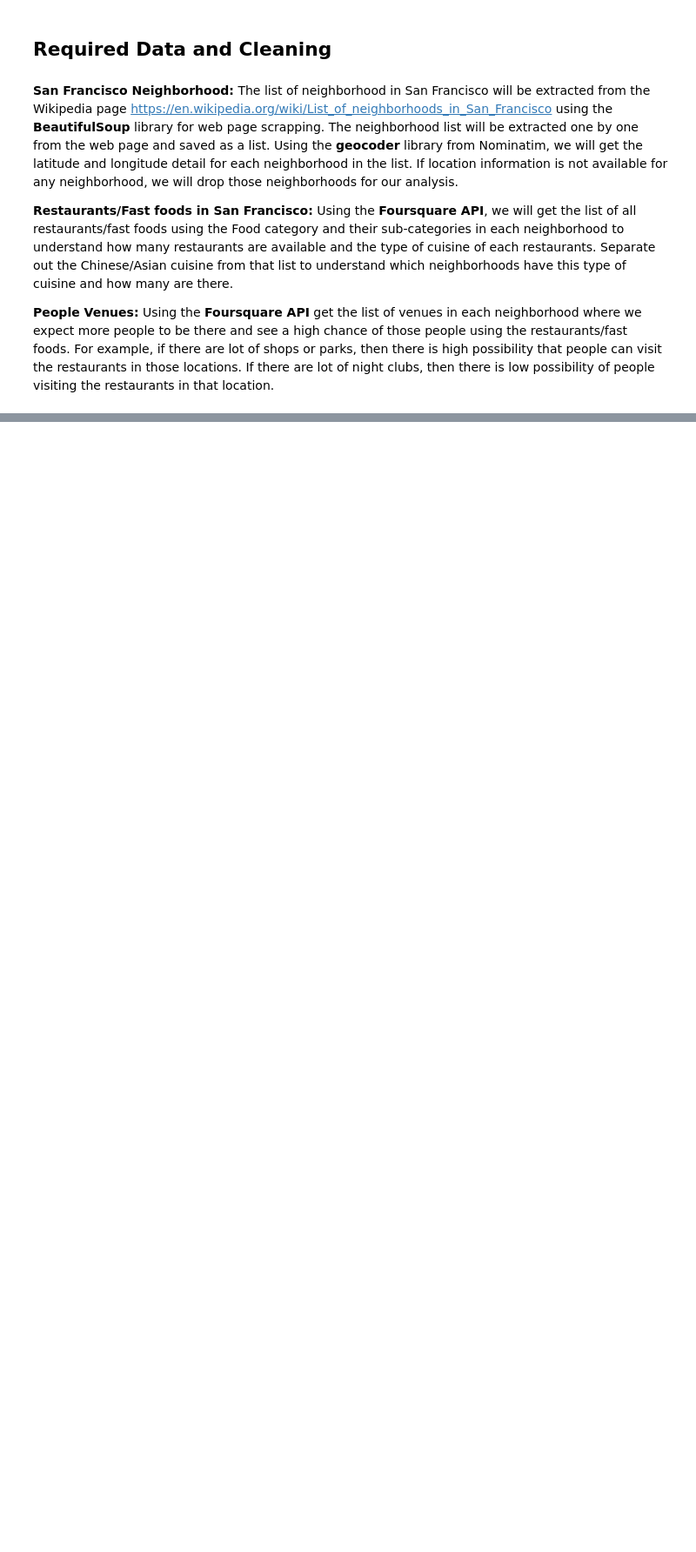
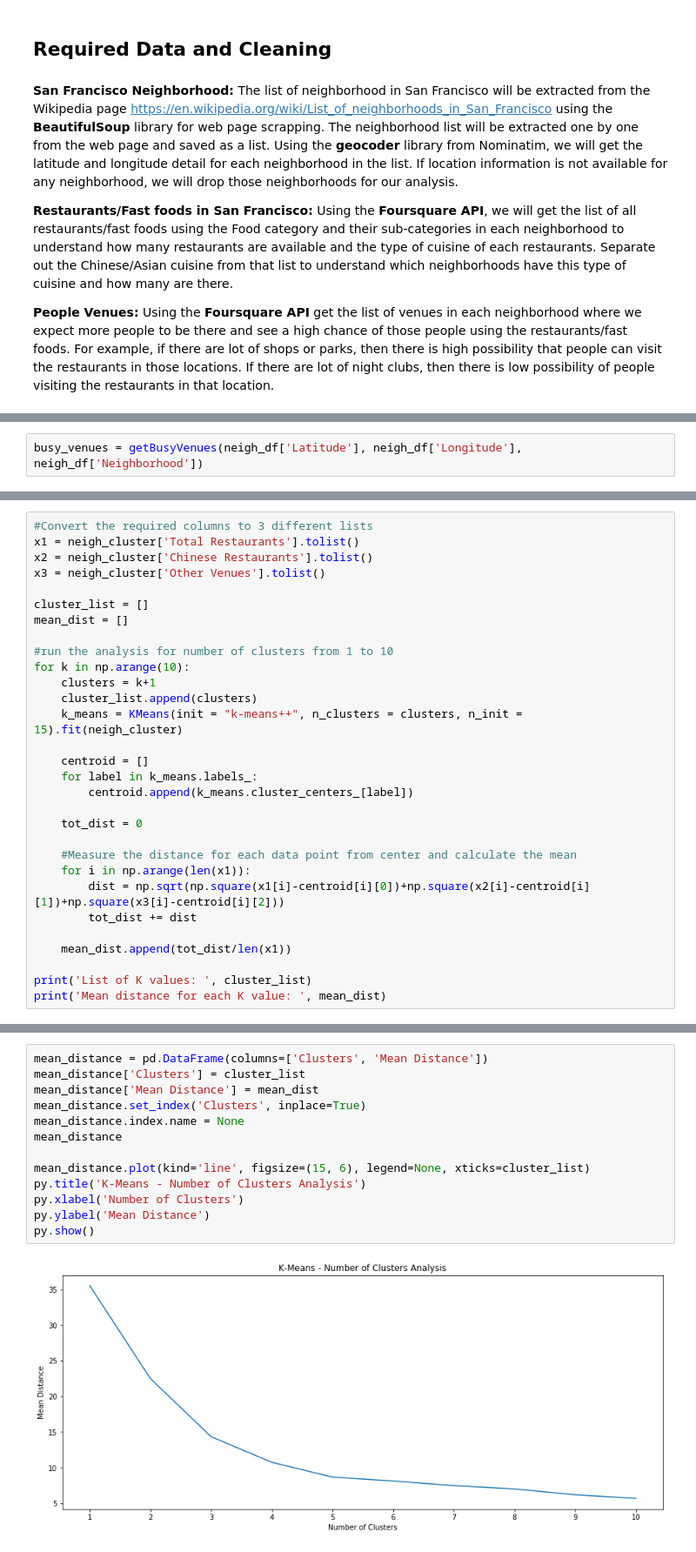
Before and after one commit to sbeygan/Coursera_Capstone, a Jupyter notebook: Capstone_Project_Restaurant_Analysis_SanFrancisco_Final_Report.ipynb, the cells around one changed output, grey strips where cells are left out. Shown at 87% size. Drawn from its saved outputs; the diff is of its cells as text; blank space fills up the shorter version.

```diff
--- a/Capstone_Project_Restaurant_Analysis_SanFrancisco_Final_Report.ipynb
+++ b/Capstone_Project_Restaurant_Analysis_SanFrancisco_Final_Report.ipynb
@@ -25,0 +457,2 @@ Using the **Foursquare API** get the list of venues in each neighborhood where w
+# %%
+busy_venues = getBusyVenues(neigh_df['Latitude'], neigh_df['Longitude'], neigh_df['Neighborhood'])
@@ -25,0 +514,30 @@ Using the **Foursquare API** get the list of venues in each neighborhood where w
+# %%
+#Convert the required columns to 3 different lists
+x1 = neigh_cluster['Total Restaurants'].tolist()
+x2 = neigh_cluster['Chinese Restaurants'].tolist()
+x3 = neigh_cluster['Other Venues'].tolist()
+
+cluster_list = []
+mean_dist = []
+
+#run the analysis for number of clusters from 1 to 10
+for k in np.arange(10):
+    clusters = k+1
+    cluster_list.append(clusters)
+    k_means = KMeans(init = "k-means++", n_clusters = clusters, n_init = 15).fit(neigh_cluster)
+
+    centroid = []
+    for label in k_means.labels_:
+        centroid.append(k_means.cluster_centers_[label])
+
+    tot_dist = 0
+
+    #Measure the distance for each data point from center and calculate the mean
+    for i in np.arange(len(x1)):
+        dist = np.sqrt(np.square(x1[i]-centroid[i][0])+np.square(x2[i]-centroid[i][1])+np.square(x3[i]-centroid[i][2]))
+        tot_dist += dist
+
+    mean_dist.append(tot_dist/len(x1))
+
+print('List of K values: ', cluster_list)
+print('Mean distance for each K value: ', mean_dist)
@@ -25,0 +549,15 @@ Using the **Foursquare API** get the list of venues in each neighborhood where w
+# %%
+mean_distance = pd.DataFrame(columns=['Clusters', 'Mean Distance'])
+mean_distance['Clusters'] = cluster_list
+mean_distance['Mean Distance'] = mean_dist
+mean_distance.set_index('Clusters', inplace=True)
+mean_distance.index.name = None
+mean_distance
+
+mean_distance.plot(kind='line', figsize=(15, 6), legend=None, xticks=cluster_list)
+py.title('K-Means - Number of Clusters Analysis')
+py.xlabel('Number of Clusters')
+py.ylabel('Mean Distance')
+py.show()
+# %% [output]
+[figure, added]
```
Also changed, not shown: parts of 74 cells of this notebook.
